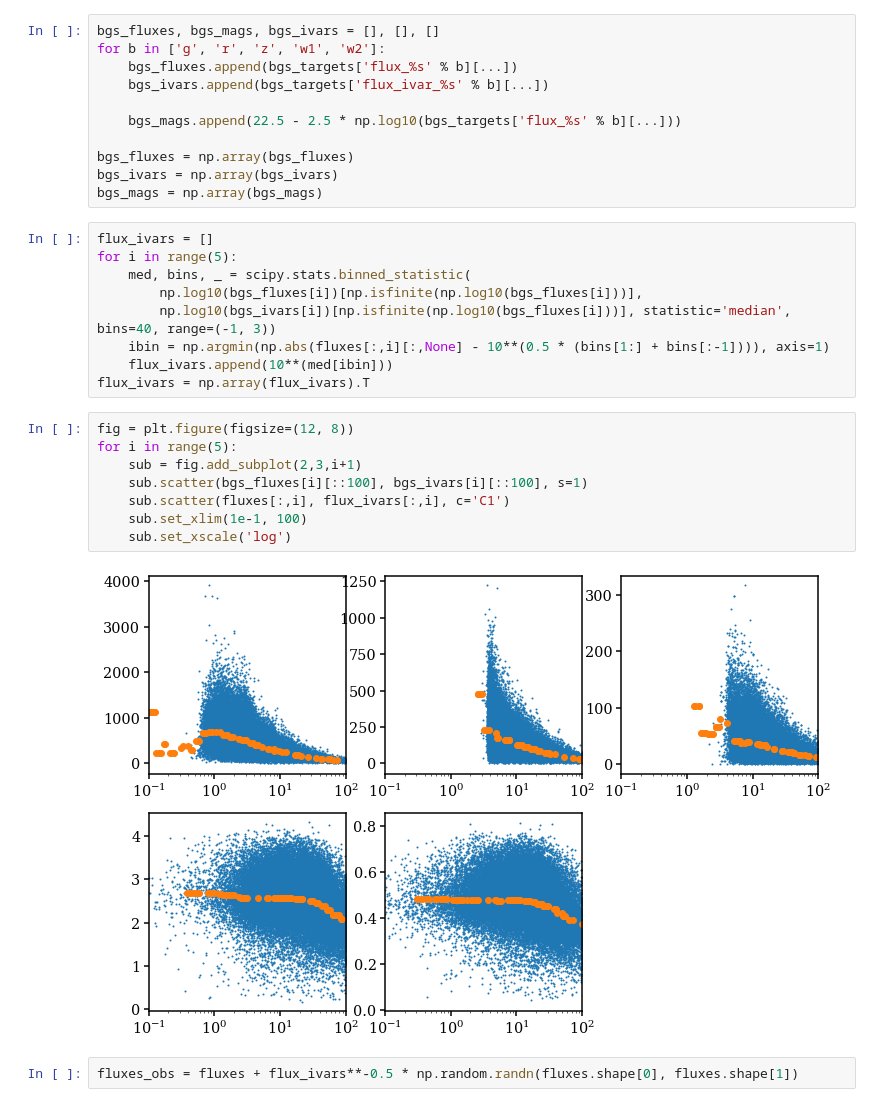
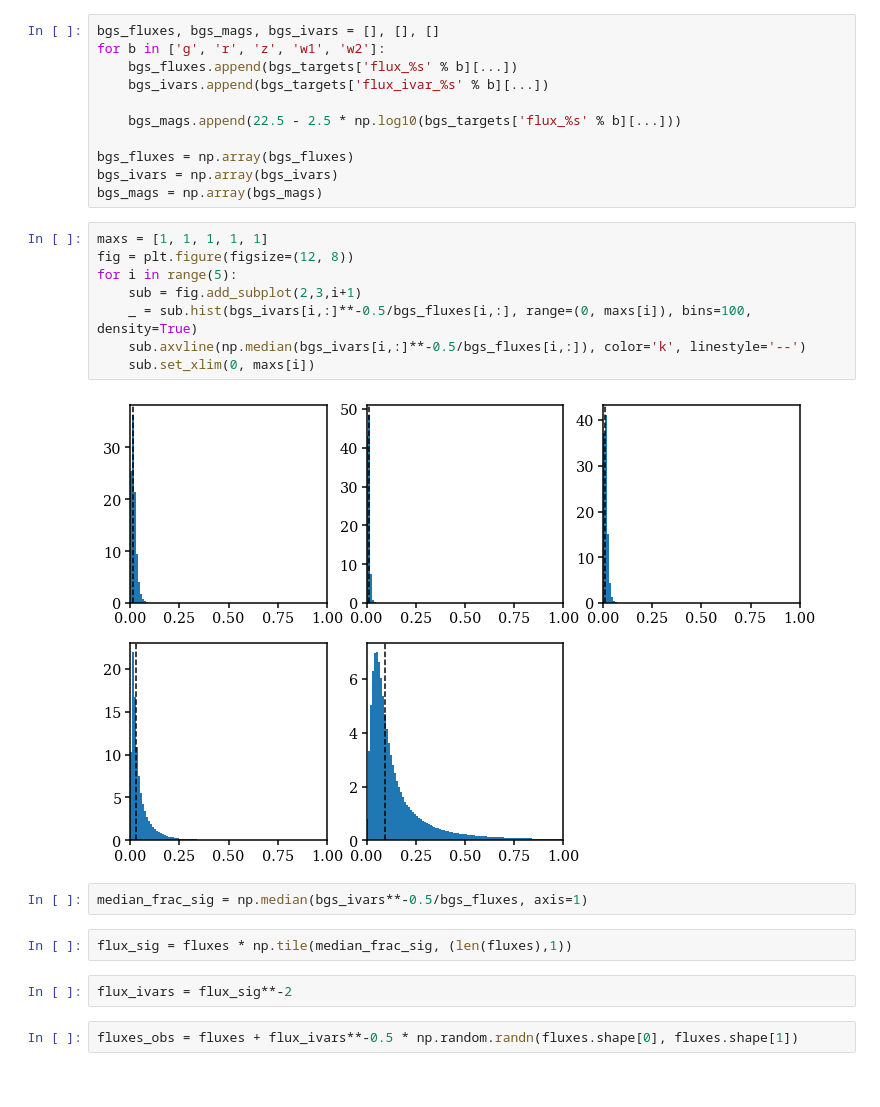
Before and after one commit to changhoonhahn/gqp_mc, a Jupyter notebook: nb/mocha_p1.ipynb, the cells around one changed output. Cells and saved outputs as stored; diff of their text form.

```diff
--- a/nb/mocha_p1.ipynb
+++ b/nb/mocha_p1.ipynb
@@ -64,24 +64,21 @@ for b in ['g', 'r', 'z', 'w1', 'w2']:
 bgs_fluxes = np.array(bgs_fluxes)
 bgs_ivars = np.array(bgs_ivars)
 bgs_mags = np.array(bgs_mags)
-# %%
-flux_ivars = []
-for i in range(5):
-    med, bins, _ = scipy.stats.binned_statistic(
-        np.log10(bgs_fluxes[i])[np.isfinite(np.log10(bgs_fluxes[i]))],
-        np.log10(bgs_ivars[i])[np.isfinite(np.log10(bgs_fluxes[i]))], statistic='median', bins=40, range=(-1, 3))
-    ibin = np.argmin(np.abs(fluxes[:,i][:,None] - 10**(0.5 * (bins[1:] + bins[:-1]))), axis=1)
-    flux_ivars.append(10**(med[ibin]))
-flux_ivars = np.array(flux_ivars).T
 # %%
+maxs = [1, 1, 1, 1, 1]
 fig = plt.figure(figsize=(12, 8))
 for i in range(5):
     sub = fig.add_subplot(2,3,i+1)
-    sub.scatter(bgs_fluxes[i][::100], bgs_ivars[i][::100], s=1)
-    sub.scatter(fluxes[:,i], flux_ivars[:,i], c='C1')
-    sub.set_xlim(1e-1, 100)
-    sub.set_xscale('log')
+    _ = sub.hist(bgs_ivars[i,:]**-0.5/bgs_fluxes[i,:], range=(0, maxs[i]), bins=100, density=True)
+    sub.axvline(np.median(bgs_ivars[i,:]**-0.5/bgs_fluxes[i,:]), color='k', linestyle='--')
+    sub.set_xlim(0, maxs[i])
 # %% [output]
-[figure, old version]
+[figure, new version]
+# %%
+median_frac_sig = np.median(bgs_ivars**-0.5/bgs_fluxes, axis=1)
+# %%
+flux_sig = fluxes * np.tile(median_frac_sig, (len(fluxes),1))
+# %%
+flux_ivars = flux_sig**-2
 # %%
 fluxes_obs = fluxes + flux_ivars**-0.5 * np.random.randn(fluxes.shape[0], fluxes.shape[1])
```
Also changed, not shown: parts of 2 cells of this notebook, 2 other files.
